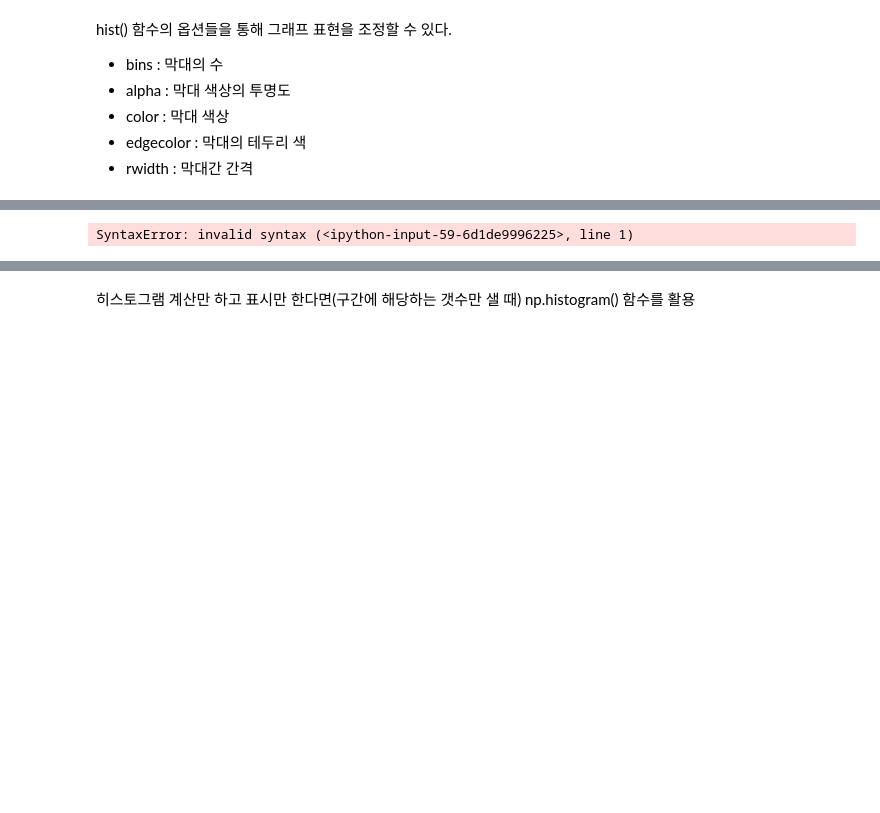
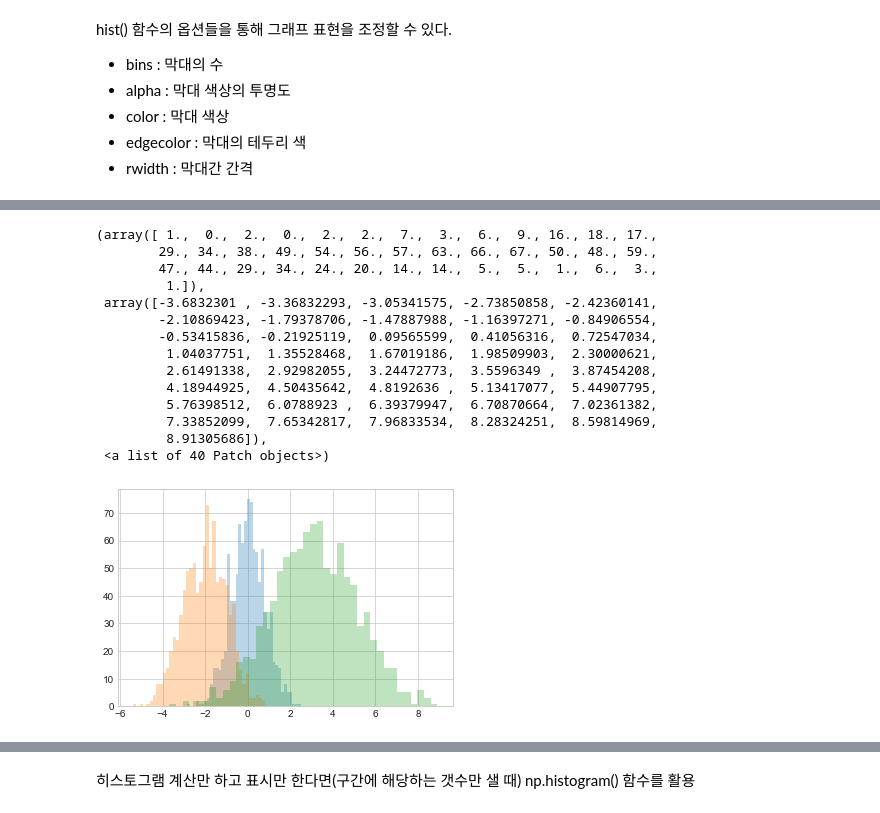
Before and after one commit to jrj8819/python-programming-class, a Jupyter notebook: READY_lesson5.ipynb, the cells around one changed output, grey strips where cells are left out. Drawn from its saved outputs; the diff is of its cells as text; code cells hidden in the pictures; blank space fills up the shorter version.

```diff
--- a/READY_lesson5.ipynb
+++ b/READY_lesson5.ipynb
@@ -510,12 +510,26 @@ x2 = np.random.normal(-2,1,1000)
 # %%
 x3 = np.random.normal(3, 2, 1000)
 # %%
-x4 =
+
 plt.hist(x1, bins=40, alpha = 0.3)
 plt.hist(x2, bins=40, alpha = 0.3)
 plt.hist(x3, bins=40, alpha = 0.3)
 # %% [output]
-SyntaxError: invalid syntax (<ipython-input-59-6d1de9996225>, line 1)
+(array([ 1.,  0.,  2.,  0.,  2.,  2.,  7.,  3.,  6.,  9., 16., 18., 17.,
+        29., 34., 38., 49., 54., 56., 57., 63., 66., 67., 50., 48., 59.,
+        47., 44., 29., 34., 24., 20., 14., 14.,  5.,  5.,  1.,  6.,  3.,
+         1.]),
+ array([-3.6832301 , -3.36832293, -3.05341575, -2.73850858, -2.42360141,
+        -2.10869423, -1.79378706, -1.47887988, -1.16397271, -0.84906554,
+        -0.53415836, -0.21925119,  0.09565599,  0.41056316,  0.72547034,
+         1.04037751,  1.35528468,  1.67019186,  1.98509903,  2.30000621,
+         2.61491338,  2.92982055,  3.24472773,  3.5596349 ,  3.87454208,
+         4.18944925,  4.50435642,  4.8192636 ,  5.13417077,  5.44907795,
+         5.76398512,  6.0788923 ,  6.39379947,  6.70870664,  7.02361382,
+         7.33852099,  7.65342817,  7.96833534,  8.28324251,  8.59814969,
+         8.91305686]),
+ <a list of 40 Patch objects>)
+[figure, added]
 # %%
 argu = dict(bins=4, alpha = 0.3)
 
```
Also changed, not shown: parts of 26 cells of this notebook, 1 other file.
